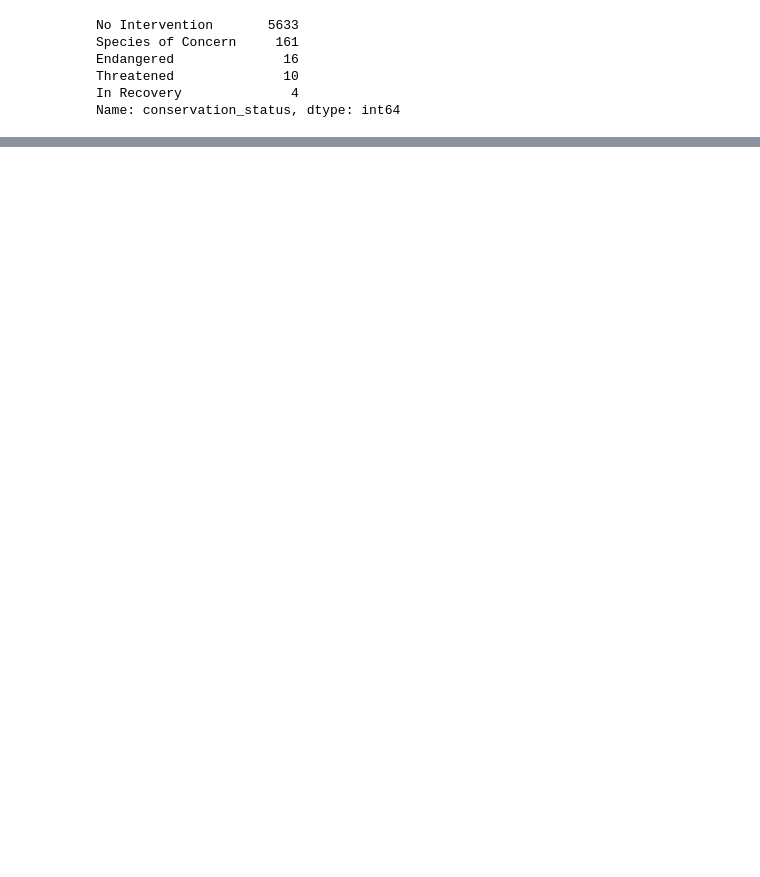
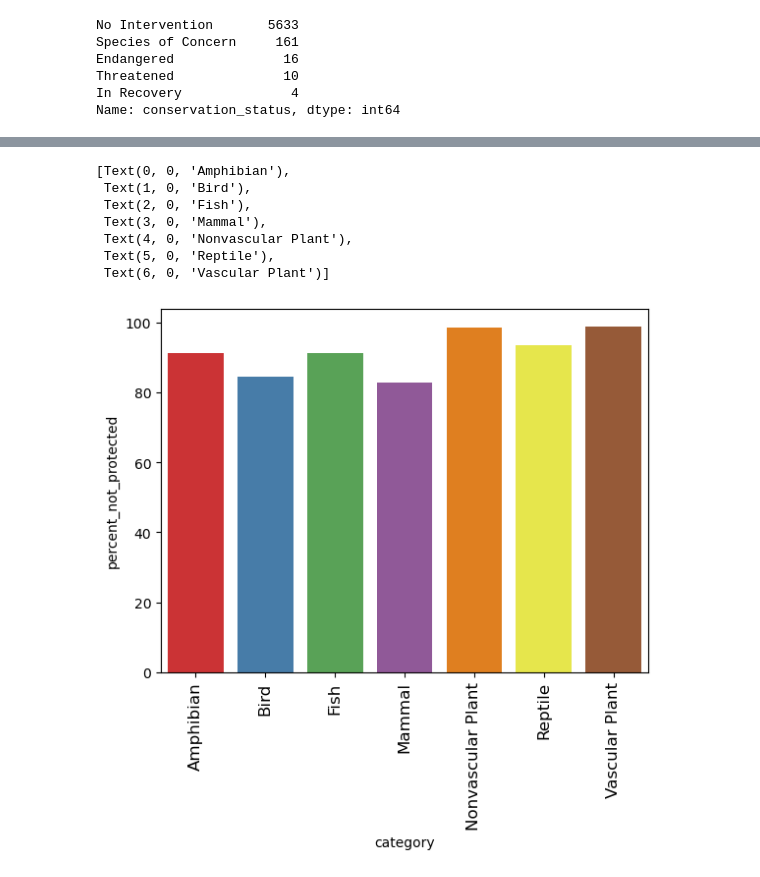
Before and after one commit to unclethien/National_Parks_Service_Project, a Jupyter notebook: biodiversity.ipynb, the cells around one changed output, grey strips where cells are left out. Drawn from its saved outputs; the diff is of its cells as text; code cells hidden in the pictures; blank space fills up the shorter version.

```diff
--- a/biodiversity.ipynb
+++ b/biodiversity.ipynb
@@ -218,0 +267,14 @@ Name: conservation_status, dtype: int64
+# %%
+#create bar chart to show percentage of not protected species for each category
+ax = sns.barplot(data=category_counts, x='category', y='percent_not_protected', palette="Set1")
+ax.set_xticklabels(ax.get_xticklabels(), rotation=90, ha="right", fontsize=12, fontweight='light',
+     color='black', horizontalalignment='center', fontstyle='normal', fontfamily='sans-serif',wrap = False)
+# %% [output]
+[Text(0, 0, 'Amphibian'),
+ Text(1, 0, 'Bird'),
+ Text(2, 0, 'Fish'),
+ Text(3, 0, 'Mammal'),
+ Text(4, 0, 'Nonvascular Plant'),
+ Text(5, 0, 'Reptile'),
+ Text(6, 0, 'Vascular Plant')]
+[figure, added]
```
Also changed, not shown: parts of 7 cells of this notebook.
